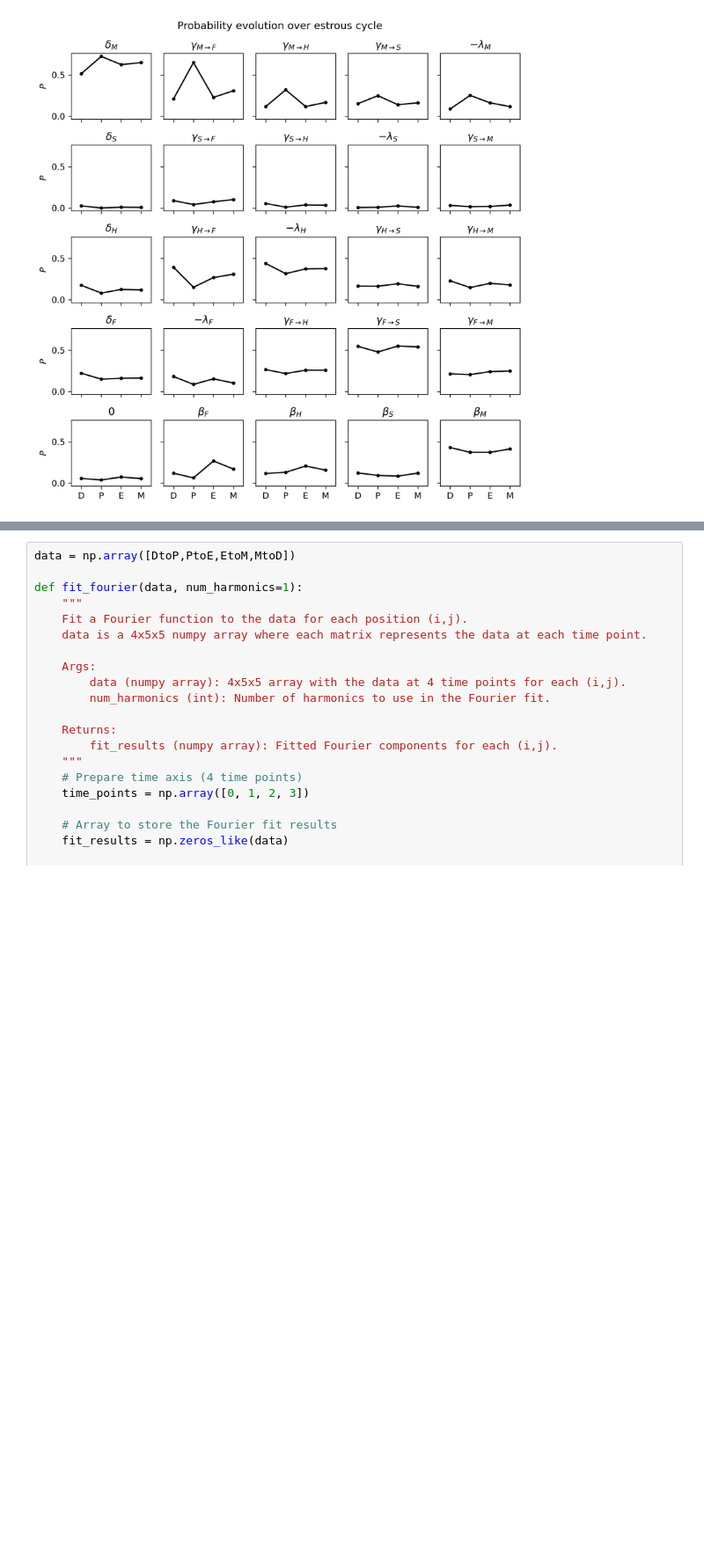
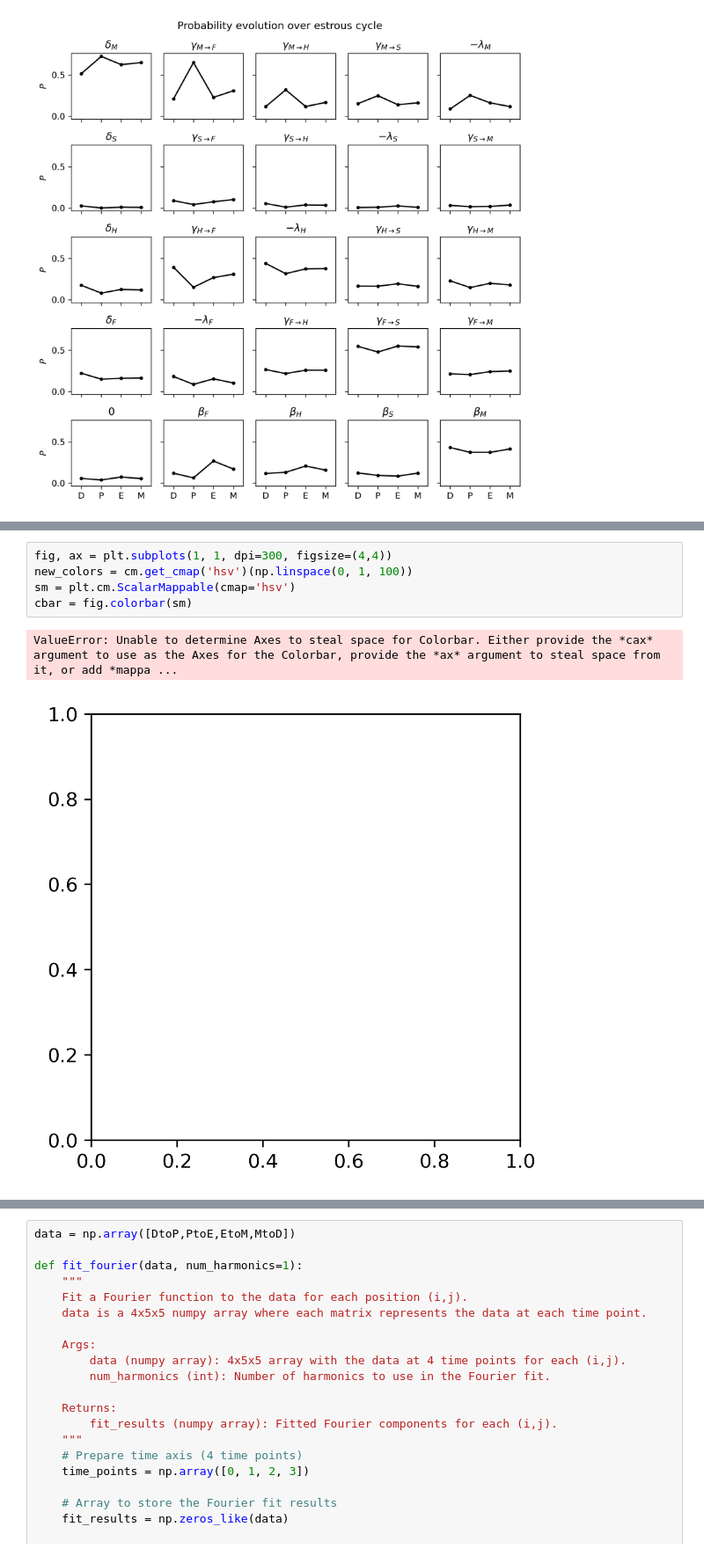
Before and after one commit to dylanmmartins/spine-population-modeling, a Jupyter notebook: vis_transition_matrices_over_cycle.ipynb, the cells around one changed output, grey strips where cells are left out. Shown at 88% size. Saved outputs shown, nothing was run; the diff lists cells and outputs as text; blank space fills up the shorter version.

```diff
--- a/vis_transition_matrices_over_cycle.ipynb
+++ b/vis_transition_matrices_over_cycle.ipynb
@@ -55,0 +119,8 @@ plot_matrix_cell_evolution([DtoP,PtoE,EtoM,MtoD])
+# %%
+fig, ax = plt.subplots(1, 1, dpi=300, figsize=(4,4))
+new_colors = cm.get_cmap('hsv')(np.linspace(0, 1, 100))
+sm = plt.cm.ScalarMappable(cmap='hsv')
+cbar = fig.colorbar(sm)
+# %% [output]
+ValueError: Unable to determine Axes to steal space for Colorbar. Either provide the *cax* argument to use as the Axes for the Colorbar, provide the *ax* argument to steal space from it, or add *mappa ...
+[figure, added]
```
Also changed, not shown: parts of 7 cells of this notebook, 5 other files.
